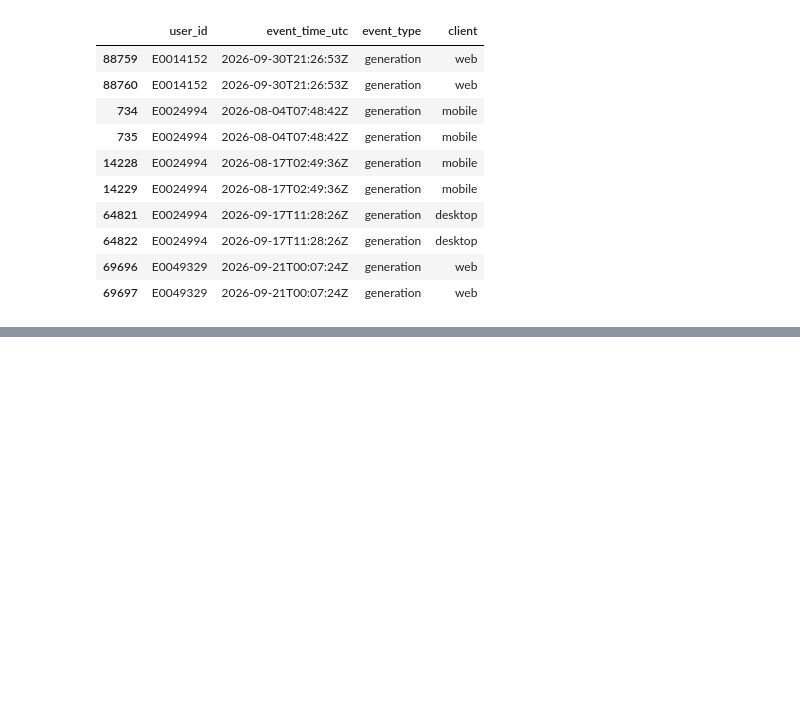
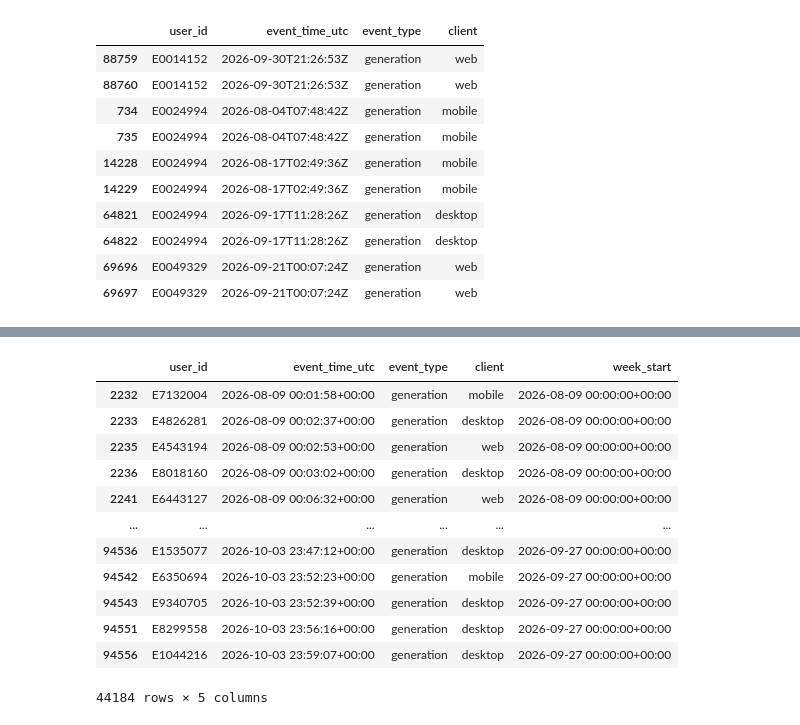
Before and after one commit to sonalanand4206/ai-adoption-weekly-reporting, a Jupyter notebook: CS_JP.ipynb, the cells around one changed output, grey strips where cells are left out. Saved outputs shown, nothing was run; the diff lists cells and outputs as text; code cells hidden in the pictures; blank space fills up the shorter version.

```diff
--- a/CS_JP.ipynb
+++ b/CS_JP.ipynb
@@ -353,0 +390,6 @@ duplicate_events.sort_values(["user_id", "event_time_utc"]).head(10)
+# %%
+# Assign each event to its Sunday week start at midnight UTC.
+quill_clean["week_start"] = (quill_clean["event_time_utc"].dt.normalize() - pd.to_timedelta(days_since_sunday, unit="D"))
+
+# Compare event timestamps with their reporting week starts.
+quill_clean[["event_time_utc", "week_start"]].head(10)
@@ -353,0 +428,11 @@ duplicate_events.sort_values(["user_id", "event_time_utc"]).head(10)
+# %%
+# Read the reporting boundaries from the configuration as UTC datetimes.
+first_week = pd.to_datetime(config["reporting_window"]["first_week_start"], utc=True)
+
+last_week = pd.to_datetime(config["reporting_window"]["last_week_start"], utc=True)
+
+# Keep events belonging to the requested reporting weeks.
+quill_window = quill_clean[(quill_clean["week_start"] >= first_week) & (quill_clean["week_start"] <= last_week)].copy()
+
+# Check the remaining weeks and their event counts.
+quill_window.groupby("week_start").size()
@@ -353,0 +450,7 @@ duplicate_events.sort_values(["user_id", "event_time_utc"]).head(10)
+# %%
+# Keep events belonging to employees in the latest Advisory roster.
+quill_advisory = quill_window[quill_window["user_id"].isin(hr_advisory["Employee_ID"])].copy()
+
+# Check the number of events and distinct users retained.
+print("Advisory event rows:", len(quill_advisory))
+print("Distinct Advisory users:", quill_advisory["user_id"].nunique())
@@ -353,0 +460,6 @@ duplicate_events.sort_values(["user_id", "event_time_utc"]).head(10)
+# %%
+# Keep generation events used to calculate Quill activity thresholds.
+quill_generations = quill_advisory[quill_advisory["event_type"] == "generation"].copy()
+
+# Check the retained event type and number of rows.
+print(quill_generations["event_type"].value_counts())
@@ -353,0 +503,20 @@ duplicate_events.sort_values(["user_id", "event_time_utc"]).head(10)
+# %%
+# Create a comparison dataset with one copy of each identical event.
+
+quill_generations_dedup = quill_generations.drop_duplicates(subset=["user_id", "event_time_utc", "event_type", "client"], keep="first")
+
+quill_generations_dedup
+# %% [output]
+|  | user_id | event_time_utc | event_type | client | week_start |
+| 2232 | E7132004 | 2026-08-09 00:01:58+00:00 | generation | mobile | 2026-08-09 00:00:00+00:00 |
+| 2233 | E4826281 | 2026-08-09 00:02:37+00:00 | generation | desktop | 2026-08-09 00:00:00+00:00 |
+| 2235 | E4543194 | 2026-08-09 00:02:53+00:00 | generation | web | 2026-08-09 00:00:00+00:00 |
+| 2236 | E8018160 | 2026-08-09 00:03:02+00:00 | generation | desktop | 2026-08-09 00:00:00+00:00 |
+| 2241 | E6443127 | 2026-08-09 00:06:32+00:00 | generation | web | 2026-08-09 00:00:00+00:00 |
+| ... | ... | ... | ... | ... | ... |
+| 94536 | E1535077 | 2026-10-03 23:47:12+00:00 | generation | desktop | 2026-09-27 00:00:00+00:00 |
+| 94542 | E6350694 | 2026-10-03 23:52:23+00:00 | generation | mobile | 2026-09-27 00:00:00+00:00 |
+| 94543 | E9340705 | 2026-10-03 23:52:39+00:00 | generation | desktop | 2026-09-27 00:00:00+00:00 |
+| 94551 | E8299558 | 2026-10-03 23:56:16+00:00 | generation | desktop | 2026-09-27 00:00:00+00:00 |
+| 94556 | E1044216 | 2026-10-03 23:59:07+00:00 | generation | desktop | 2026-09-27 00:00:00+00:00 |
+44184 rows × 5 columns
```
Also changed, not shown: parts of 43 cells of this notebook.
